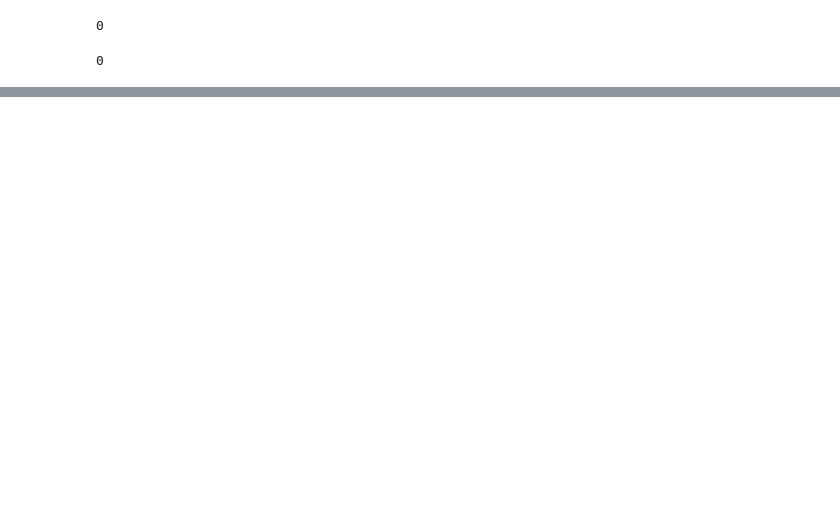
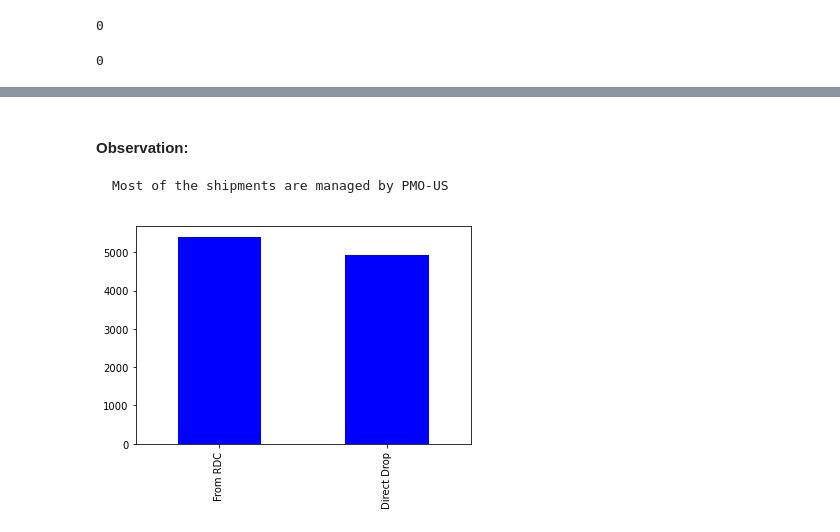
Before and after one commit to chitalemangesh/supply-chain-internship, a Jupyter notebook: Shipment Price Prediction.ipynb, the cells around one changed output, grey strips where cells are left out. Drawn from its saved outputs; the diff is of its cells as text; code cells hidden in the pictures; blank space fills up the shorter version.

```diff
--- a/Shipment Price Prediction.ipynb
+++ b/Shipment Price Prediction.ipynb
@@ -215,0 +447,9 @@ df_shipment.isnull().sum().sum()
+# %% [markdown]
+#### Observation:
+    Most of the shipments are managed by PMO-US
+# %%
+# 'Fulfill Via'
+df_shipment['Fulfill Via'].value_counts().plot.bar(color='blue')
+plt.show()
+# %% [output]
+[figure, added]
```
Also changed, not shown: parts of 37 cells of this notebook.
